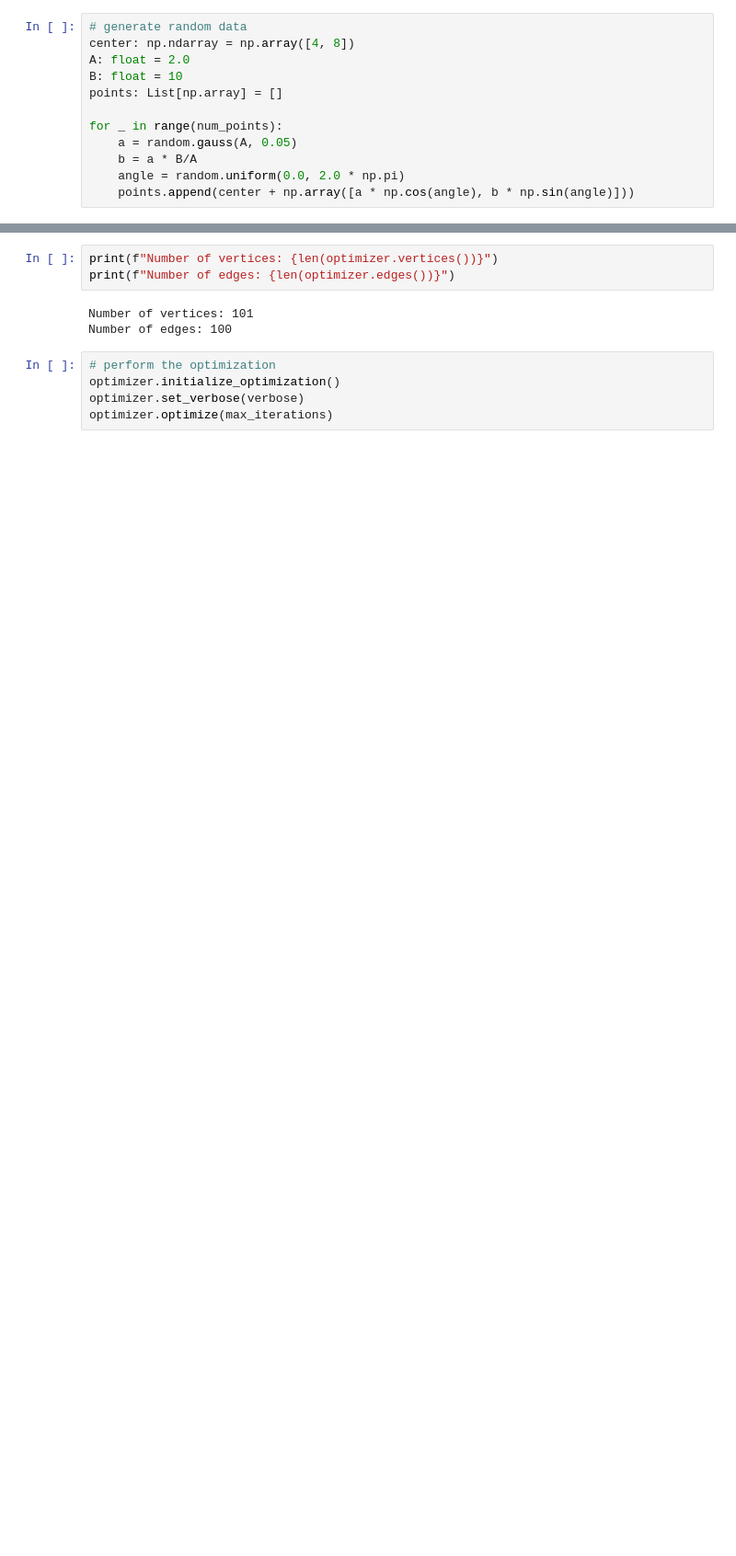
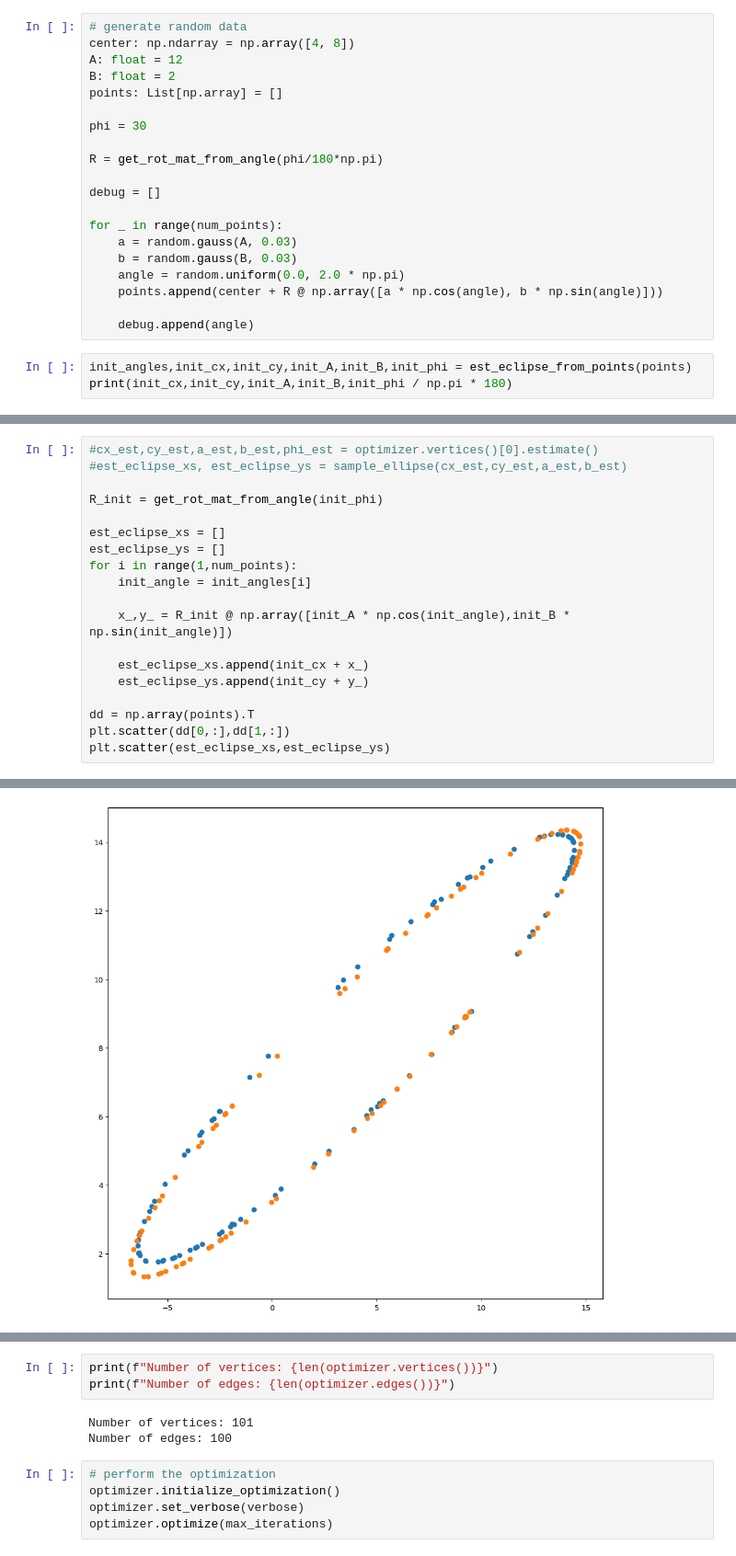
Before and after one commit to JOMANL/g2o_python_practice, a Jupyter notebook: notebooks/eclipse_fit.ipynb, the cells around one changed output, grey strips where cells are left out. Shown at 92% size. Saved outputs shown, nothing was run; the diff lists cells and outputs as text; blank space fills up the shorter version.

```diff
--- a/notebooks/eclipse_fit.ipynb
+++ b/notebooks/eclipse_fit.ipynb
@@ -84,12 +118,23 @@ optimizer.set_algorithm(solver)
 # %%
 # generate random data
 center: np.ndarray = np.array([4, 8])
-A: float = 2.0
-B: float = 10
+A: float = 12
+B: float = 2
 points: List[np.array] = []
 
+phi = 30
+
+R = get_rot_mat_from_angle(phi/180*np.pi)
+
+debug = []
+
 for _ in range(num_points):
-    a = random.gauss(A, 0.05)
-    b = a * B/A
+    a = random.gauss(A, 0.03)
+    b = random.gauss(B, 0.03)
     angle = random.uniform(0.0, 2.0 * np.pi)
-    points.append(center + np.array([a * np.cos(angle), b * np.sin(angle)]))
+    points.append(center + R @ np.array([a * np.cos(angle), b * np.sin(angle)]))
+
+    debug.append(angle)
+# %%
+init_angles,init_cx,init_cy,init_A,init_B,init_phi = est_eclipse_from_points(points)
+print(init_cx,init_cy,init_A,init_B,init_phi / np.pi * 180)
@@ -95,0 +143,20 @@ for _ in range(num_points):
+# %%
+#cx_est,cy_est,a_est,b_est,phi_est = optimizer.vertices()[0].estimate()
+#est_eclipse_xs, est_eclipse_ys = sample_ellipse(cx_est,cy_est,a_est,b_est)
+
+R_init = get_rot_mat_from_angle(init_phi)
+
+est_eclipse_xs = []
+est_eclipse_ys = []
+for i in range(1,num_points):
+    init_angle = init_angles[i]
+
+    x_,y_ = R_init @ np.array([init_A * np.cos(init_angle),init_B * np.sin(init_angle)])
+
+    est_eclipse_xs.append(init_cx + x_)
+    est_eclipse_ys.append(init_cy + y_)
+
+dd = np.array(points).T
+plt.scatter(dd[0,:],dd[1,:])
+plt.scatter(est_eclipse_xs,est_eclipse_ys)
+# %% [output]
@@ -96 +164,2 @@ for _ in range(num_points):
+[figure, added]
 # %%
```
Also changed, not shown: parts of 12 cells of this notebook, 1 other file.
